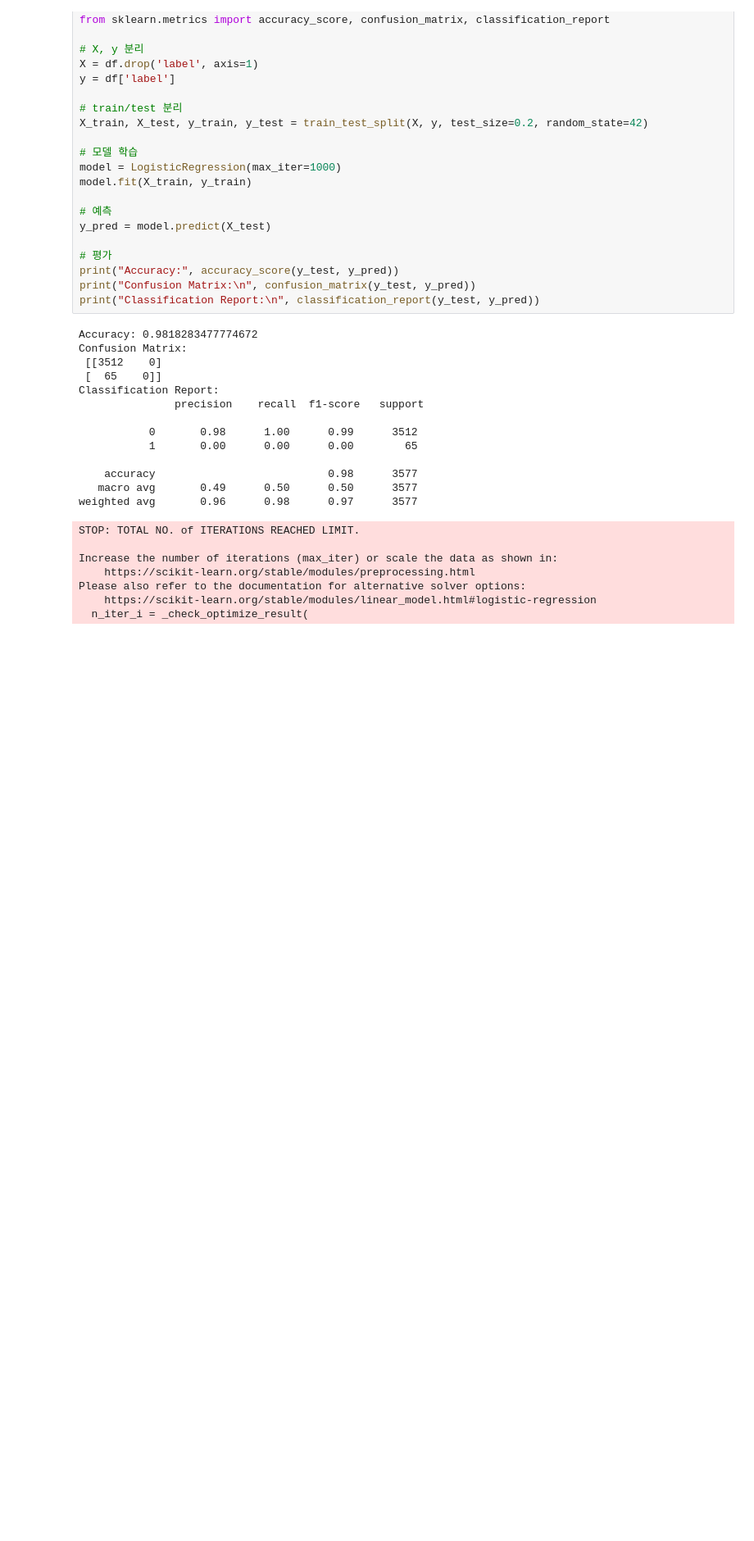
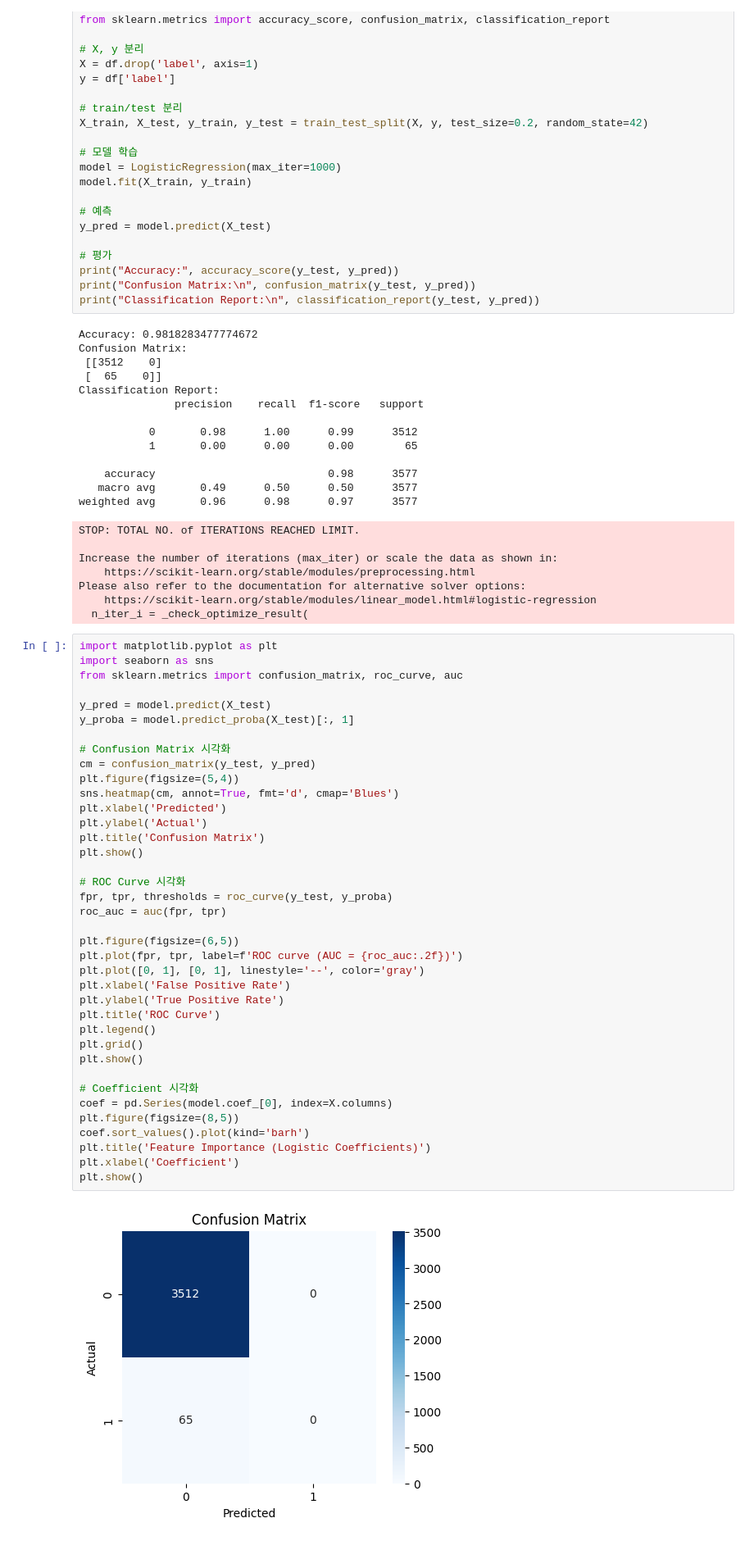
Before and after one commit to sosomeet/Bank_Failure_Prediction, a Jupyter notebook: Logistic_reg.ipynb, the cells around one changed output. Shown at 82% size. Cells and saved outputs as stored; diff of their text form; blank space fills up the shorter version.

```diff
--- a/Logistic_reg.ipynb
+++ b/Logistic_reg.ipynb
@@ -79,3 +79,43 @@ Increase the number of iterations (max_iter) or scale the data as shown in:
 Please also refer to the documentation for alternative solver options:
     https://scikit-learn.org/stable/modules/linear_model.html#logistic-regression
   n_iter_i = _check_optimize_result(
+# %%
+import matplotlib.pyplot as plt
+import seaborn as sns
+from sklearn.metrics import confusion_matrix, roc_curve, auc
+
+y_pred = model.predict(X_test)
+y_proba = model.predict_proba(X_test)[:, 1]
+
+# Confusion Matrix 시각화
+cm = confusion_matrix(y_test, y_pred)
+plt.figure(figsize=(5,4))
+sns.heatmap(cm, annot=True, fmt='d', cmap='Blues')
+plt.xlabel('Predicted')
+plt.ylabel('Actual')
+plt.title('Confusion Matrix')
+plt.show()
+
+# ROC Curve 시각화
+fpr, tpr, thresholds = roc_curve(y_test, y_proba)
+roc_auc = auc(fpr, tpr)
+
+plt.figure(figsize=(6,5))
+plt.plot(fpr, tpr, label=f'ROC curve (AUC = {roc_auc:.2f})')
+plt.plot([0, 1], [0, 1], linestyle='--', color='gray')
+plt.xlabel('False Positive Rate')
+plt.ylabel('True Positive Rate')
+plt.title('ROC Curve')
+plt.legend()
+plt.grid()
+plt.show()
+
+# Coefficient 시각화
+coef = pd.Series(model.coef_[0], index=X.columns)
+plt.figure(figsize=(8,5))
+coef.sort_values().plot(kind='barh')
+plt.title('Feature Importance (Logistic Coefficients)')
+plt.xlabel('Coefficient')
+plt.show()
+# %% [output]
+[figure, added]
```
Also changed, not shown: parts of 1 cell of this notebook, 1 other file.
